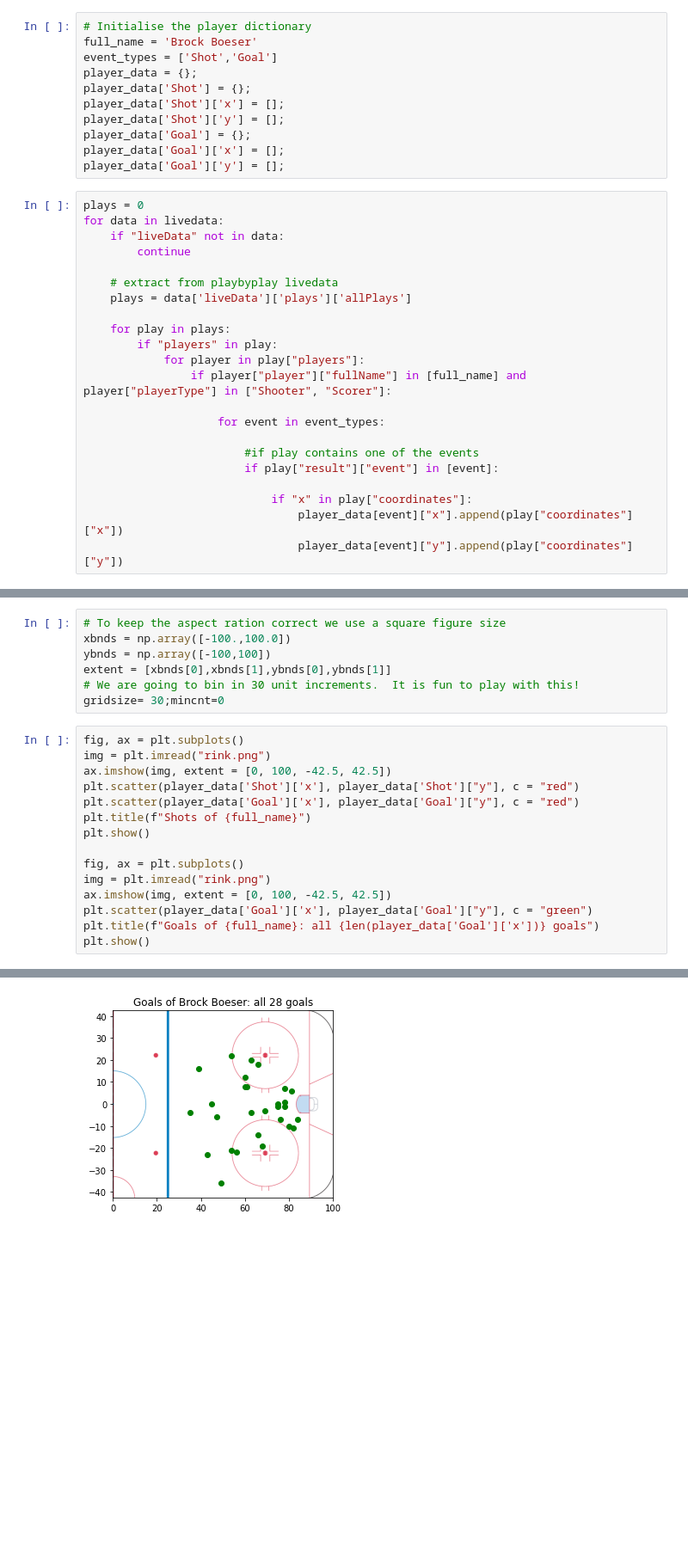
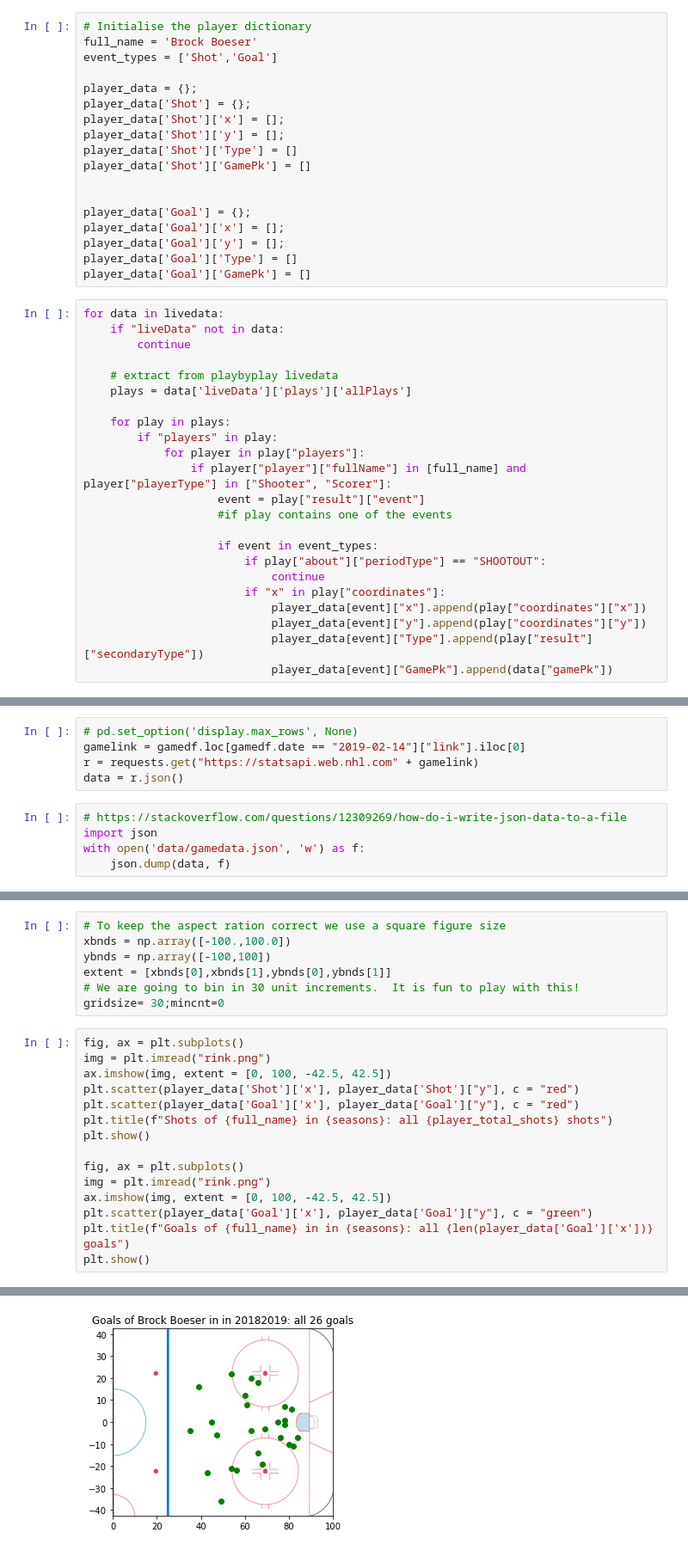
Before and after one commit to jooheonchoi/NHL-analytics, a Jupyter notebook: canucks shot analytics sample.ipynb, the cells around one changed output, grey strips where cells are left out. Shown at 86% size. Saved outputs shown, nothing was run; the diff lists cells and outputs as text; blank space fills up the shorter version.

Commit message:
fixed to exclude shootout - check out my sample ipynb file!

```diff
--- a/canucks shot analytics sample.ipynb
+++ b/canucks shot analytics sample.ipynb
@@ -91,15 +134,21 @@ plays: {}
 # Initialise the player dictionary
 full_name = 'Brock Boeser'
 event_types = ['Shot','Goal']
+
 player_data = {};
 player_data['Shot'] = {};
 player_data['Shot']['x'] = [];
 player_data['Shot']['y'] = [];
+player_data['Shot']['Type'] = []
+player_data['Shot']['GamePk'] = []
+
+
 player_data['Goal'] = {};
 player_data['Goal']['x'] = [];
 player_data['Goal']['y'] = [];
+player_data['Goal']['Type'] = []
+player_data['Goal']['GamePk'] = []
 # %%
-plays = 0
 for data in livedata:
     if "liveData" not in data:
         continue
@@ -111,12 +160,14 @@ for data in livedata:
         if "players" in play:
             for player in play["players"]:
                 if player["player"]["fullName"] in [full_name] and player["playerType"] in ["Shooter", "Scorer"]:
+                    event = play["result"]["event"]
+                    #if play contains one of the events
 
-                    for event in event_types:
-
-                        #if play contains one of the events
-                        if play["result"]["event"] in [event]:
-
-                            if "x" in play["coordinates"]:
-                                player_data[event]["x"].append(play["coordinates"]["x"])
-                                player_data[event]["y"].append(play["coordinates"]["y"])
+                    if event in event_types:
+                        if play["about"]["periodType"] == "SHOOTOUT":
+                            continue
+                        if "x" in play["coordinates"]:
+                            player_data[event]["x"].append(play["coordinates"]["x"])
+                            player_data[event]["y"].append(play["coordinates"]["y"])
+                            player_data[event]["Type"].append(play["result"]["secondaryType"])
+                            player_data[event]["GamePk"].append(data["gamePk"])
@@ -133,0 +174,10 @@ Name: 137, dtype: object
+# %%
+# pd.set_option('display.max_rows', None)
+gamelink = gamedf.loc[gamedf.date == "2019-02-14"]["link"].iloc[0]
+r = requests.get("https://statsapi.web.nhl.com" + gamelink)
+data = r.json()
+# %%
+# https://stackoverflow.com/questions/12309269/how-do-i-write-json-data-to-a-file
+import json
+with open('data/gamedata.json', 'w') as f:
+    json.dump(data, f)
@@ -167,13 +233,13 @@ img = plt.imread("rink.png")
 ax.imshow(img, extent = [0, 100, -42.5, 42.5])
 plt.scatter(player_data['Shot']['x'], player_data['Shot']["y"], c = "red")
 plt.scatter(player_data['Goal']['x'], player_data['Goal']["y"], c = "red")
-plt.title(f"Shots of {full_name}")
+plt.title(f"Shots of {full_name} in {seasons}: all {player_total_shots} shots")
 plt.show()
 
 fig, ax = plt.subplots()
 img = plt.imread("rink.png")
 ax.imshow(img, extent = [0, 100, -42.5, 42.5])
 plt.scatter(player_data['Goal']['x'], player_data['Goal']["y"], c = "green")
-plt.title(f"Goals of {full_name}: all {len(player_data['Goal']['x'])} goals")
+plt.title(f"Goals of {full_name} in in {seasons}: all {len(player_data['Goal']['x'])} goals")
 plt.show()
 # %% [output]
@@ -181,4 +247,4 @@ plt.show()
-[figure, old version]
+[figure, new version]
 # %%
 sns.jointplot(x="x", y="y", data=player_data_normalized['Shot'],kind="kde")
 sns.jointplot(x="x", y="y", data=player_data_normalized['Goal'],kind="kde")
```
Also changed, not shown: parts of 11 cells of this notebook.
